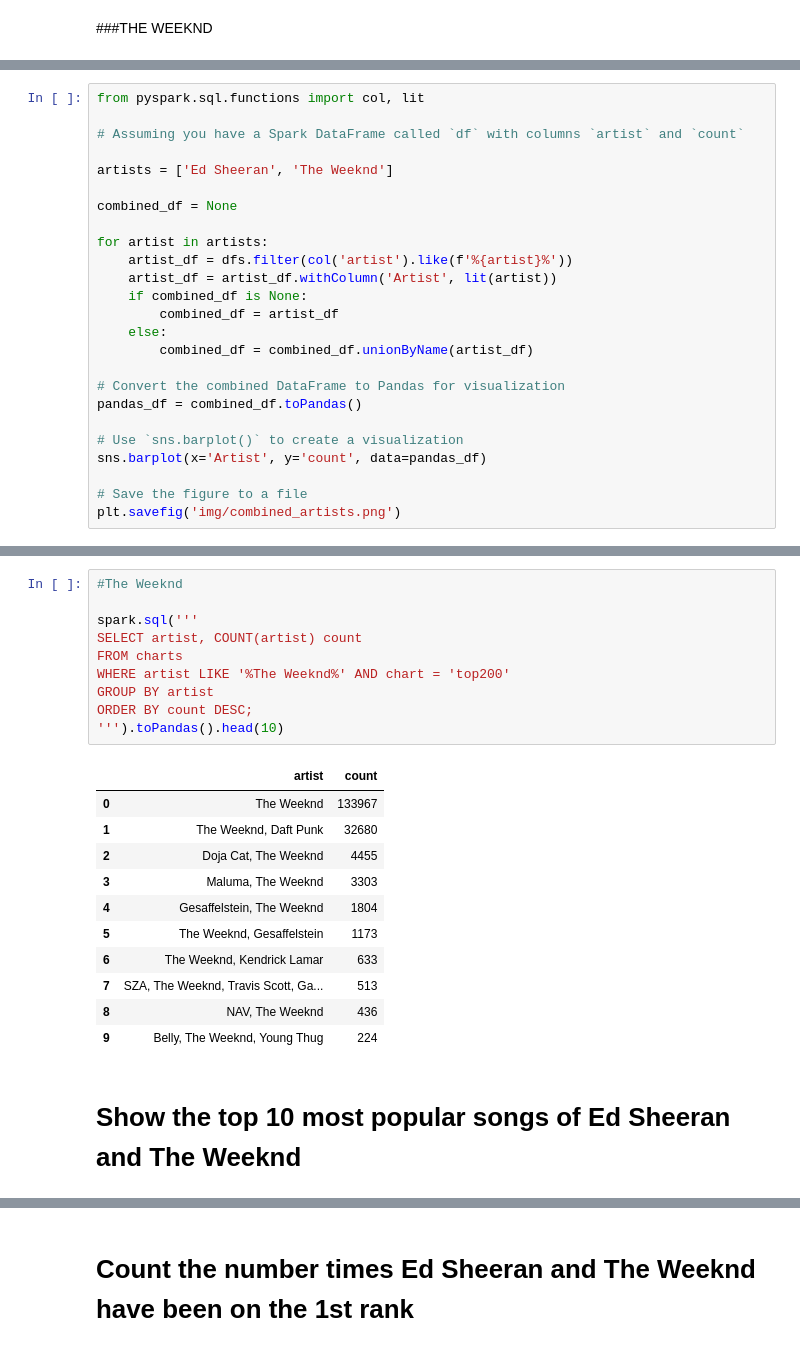
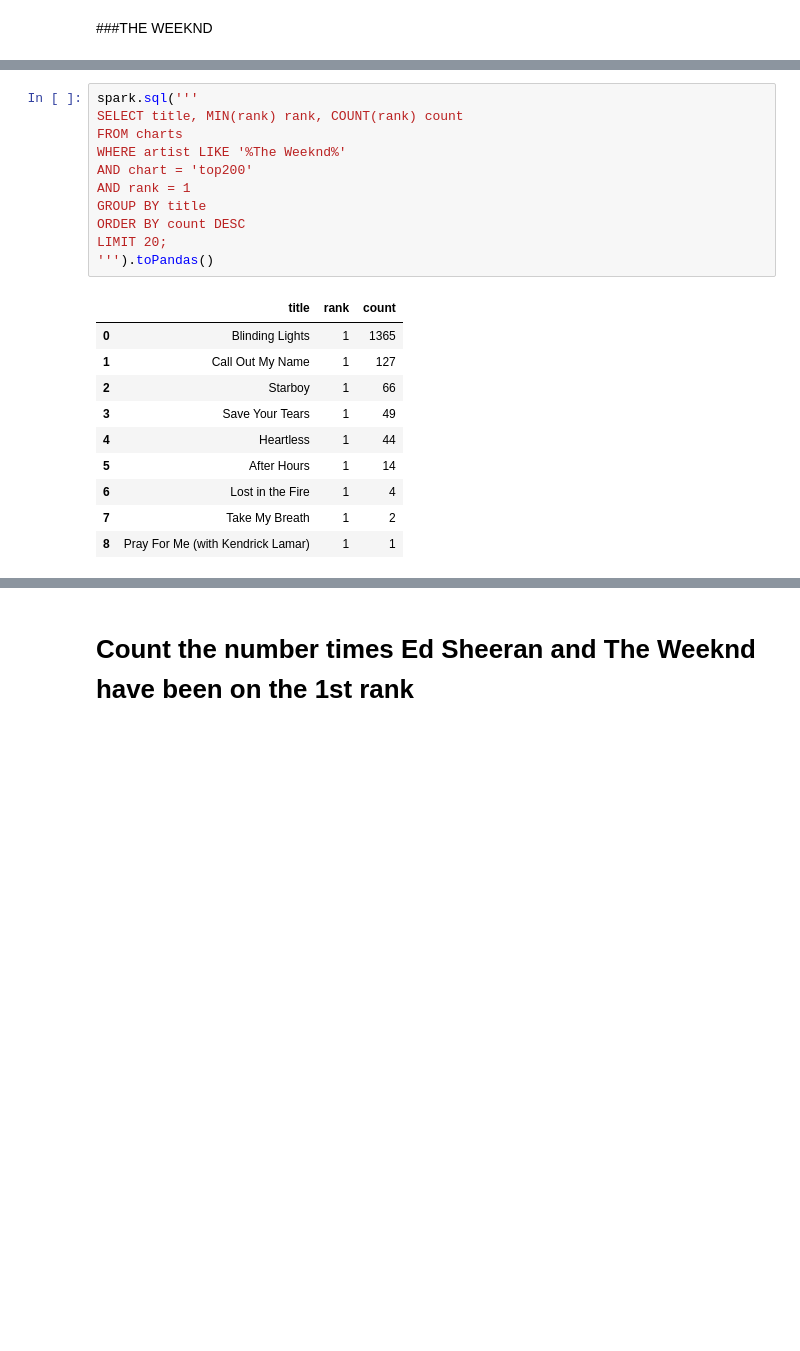
Before and after one commit to chaudharytv/DSAFinalProject, a Jupyter notebook: SpotifyCharts-2.ipynb, the cells around one changed output, grey strips where cells are left out. Drawn from its saved outputs; the diff is of its cells as text; blank space fills up the shorter version.

```diff
--- a/SpotifyCharts-2.ipynb
+++ b/SpotifyCharts-2.ipynb
@@ -272,25 +353,0 @@ plt.savefig('img/song_count.png')
-# %%
-from pyspark.sql.functions import col, lit
-
-# Assuming you have a Spark DataFrame called `df` with columns `artist` and `count`
-
-artists = ['Ed Sheeran', 'The Weeknd']
-
-combined_df = None
-
-for artist in artists:
-    artist_df = dfs.filter(col('artist').like(f'%{artist}%'))
-    artist_df = artist_df.withColumn('Artist', lit(artist))
-    if combined_df is None:
-        combined_df = artist_df
-    else:
-        combined_df = combined_df.unionByName(artist_df)
-
-# Convert the combined DataFrame to Pandas for visualization
-pandas_df = combined_df.toPandas()
-
-# Use `sns.barplot()` to create a visualization
-sns.barplot(x='Artist', y='count', data=pandas_df)
-
-# Save the figure to a file
-plt.savefig('img/combined_artists.png')
@@ -299,24 +679,22 @@ ValueError: ignored
 # %%
-#The Weeknd
-
 spark.sql('''
-SELECT artist, COUNT(artist) count
+SELECT title, MIN(rank) rank, COUNT(rank) count
 FROM charts
-WHERE artist LIKE '%The Weeknd%' AND chart = 'top200'
-GROUP BY artist
-ORDER BY count DESC;
-''').toPandas().head(10)
+WHERE artist LIKE '%The Weeknd%'
+AND chart = 'top200'
+AND rank = 1
+GROUP BY title
+ORDER BY count DESC
+LIMIT 20;
+''').toPandas()
 # %% [output]
-|  | artist | count |
-| 0 | The Weeknd | 133967 |
-| 1 | The Weeknd, Daft Punk | 32680 |
-| 2 | Doja Cat, The Weeknd | 4455 |
-| 3 | Maluma, The Weeknd | 3303 |
-| 4 | Gesaffelstein, The Weeknd | 1804 |
-| 5 | The Weeknd, Gesaffelstein | 1173 |
-| 6 | The Weeknd, Kendrick Lamar | 633 |
-| 7 | SZA, The Weeknd, Travis Scott, Ga... | 513 |
-| 8 | NAV, The Weeknd | 436 |
-| 9 | Belly, The Weeknd, Young Thug | 224 |
+|  | title | rank | count |
+| 0 | Blinding Lights | 1 | 1365 |
+| 1 | Call Out My Name | 1 | 127 |
+| 2 | Starboy | 1 | 66 |
+| 3 | Save Your Tears | 1 | 49 |
+| 4 | Heartless | 1 | 44 |
+| 5 | After Hours | 1 | 14 |
+| 6 | Lost in the Fire | 1 | 4 |
+| 7 | Take My Breath | 1 | 2 |
+| 8 | Pray For Me (with Kendrick Lamar) | 1 | 1 |
-# %% [markdown]
-# Show the top 10 most popular songs of Ed Sheeran and The Weeknd
```
Also changed, not shown: parts of 45 cells of this notebook, 1 other file.
